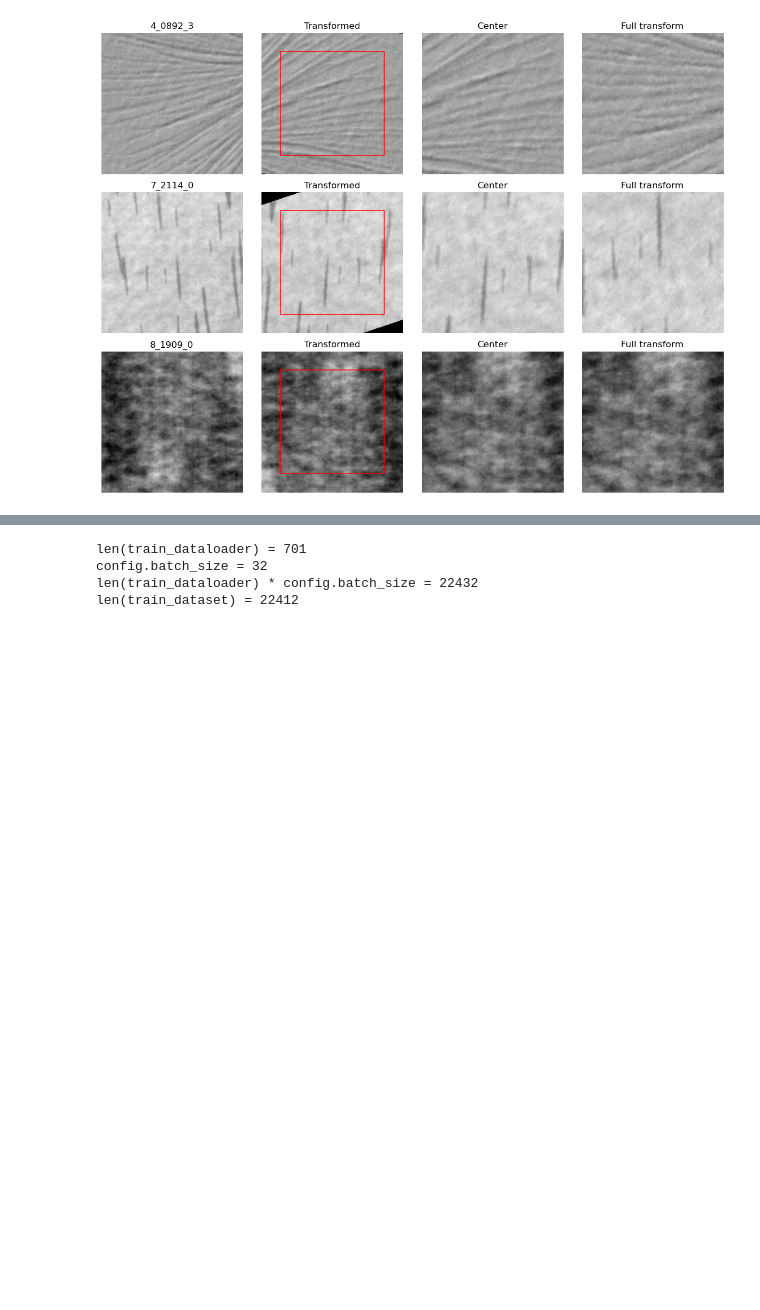
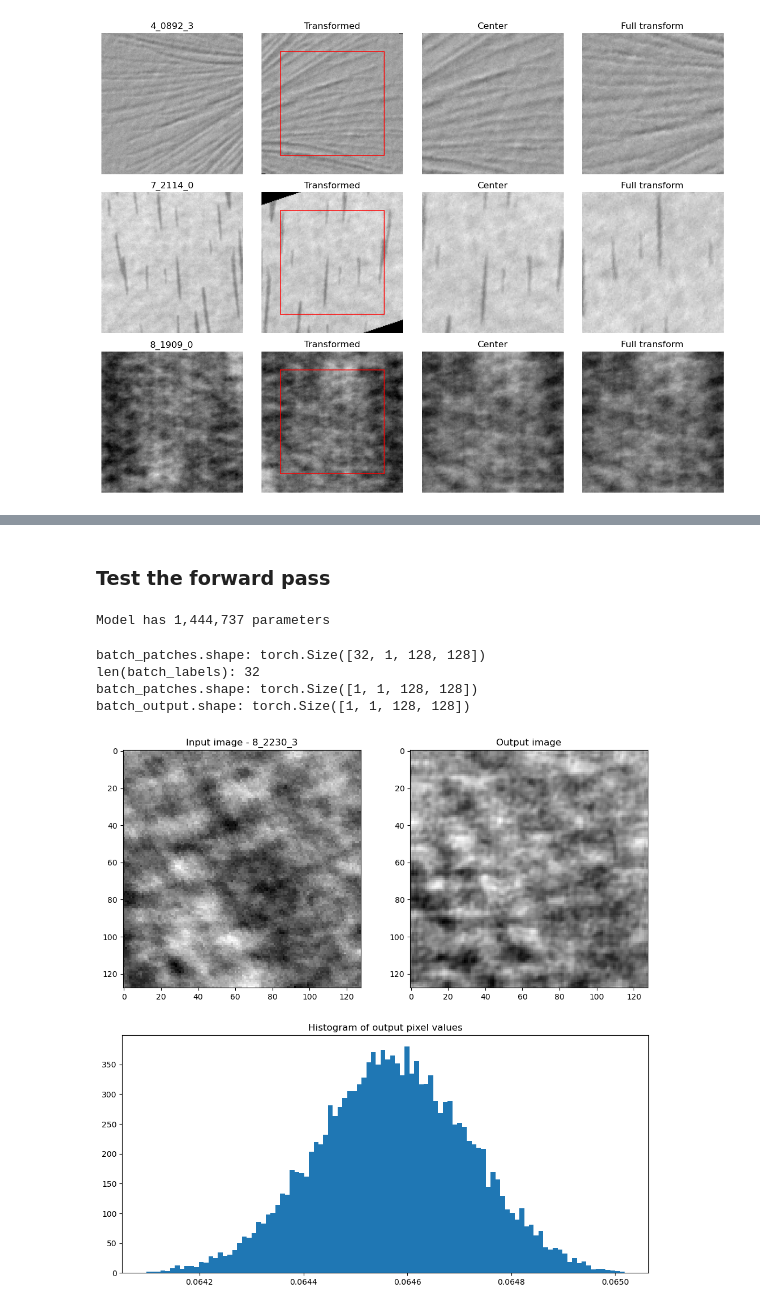
Before and after one commit to popastefan10/DeepAD, a Jupyter notebook: notebooks/nn.ipynb, the cells around one changed output, grey strips where cells are left out. Saved outputs shown, nothing was run; the diff lists cells and outputs as text; code cells hidden in the pictures; blank space fills up the shorter version.

```diff
--- a/notebooks/nn.ipynb
+++ b/notebooks/nn.ipynb
@@ -74,3 +203,9 @@ plot_images(images, titles, rows=num_images, cols=4, figsize=(12, 9))
+# %% [markdown]
+### Test the forward pass
+# %%
+# Load the datasets
+transform = get_transform(config)
+train_dataset, val_dataset, test_dataset = dagm_patch_get_splits(config, transform)
 # %%
 # Create the dataloaders
 train_dataloader = DataLoader(train_dataset, batch_size=config.batch_size, shuffle=True)
@@ -77,10 +214,40 @@ train_dataloader = DataLoader(train_dataset, batch_size=config.batch_size, shuff
-# %%
-print(f"len(train_dataloader) = {len(train_dataloader)}")
-print(f"config.batch_size = {config.batch_size}")
-print(f"len(train_dataloader) * config.batch_size = {len(train_dataloader) * config.batch_size}")
-print(f"len(train_dataset) = {len(train_dataset)}")
-# %% [output]
-len(train_dataloader) = 701
-config.batch_size = 32
-len(train_dataloader) * config.batch_size = 22432
-len(train_dataset) = 22412
+# %%
+# Load the model
+model = DeepCNN().to(config.device)
+model_num_params = sum(p.numel() for p in model.parameters())
+print(f"Model has {model_num_params:,} parameters")
+# %% [output]
+Model has 1,444,737 parameters
+# %%
+# Load the first batch
+first_batch = next(iter(train_dataloader))
+batch_patches: torch.Tensor
+batch_labels: list[str]
+batch_patches, batch_labels = first_batch
+print(f"batch_patches.shape: {batch_patches.shape}")
+print(f"len(batch_labels): {len(batch_labels)}")
+
+# Feed the first image through the model
+batch_patches = batch_patches.type(torch.float32).to(config.device)[:1]
+batch_output: torch.Tensor = model(batch_patches)
+print(f"batch_patches.shape: {batch_patches.shape}")
+print(f"batch_output.shape: {batch_output.shape}")
+
+# Plot the first image and its output
+plt.figure(figsize=(12, 12))
+plt.subplot(2, 2, 1)
+plt.imshow(batch_patches[0, 0].detach().cpu().numpy(), cmap="gray")
+plt.title(f"Input image - {batch_labels[0]}")
+plt.subplot(2, 2, 2)
+plt.imshow(batch_output[0, 0].detach().cpu().numpy(), cmap="gray")
+plt.title("Output image")
+plt.subplot(2, 1, 2)
+plt.hist(torch.unique(batch_output).detach().cpu().numpy(), bins=100)
+plt.title("Histogram of output pixel values")
+plt.show()
+# %% [output]
+batch_patches.shape: torch.Size([32, 1, 128, 128])
+len(batch_labels): 32
+batch_patches.shape: torch.Size([1, 1, 128, 128])
+batch_output.shape: torch.Size([1, 1, 128, 128])
+[figure, added]
```
Also changed, not shown: parts of 8 cells of this notebook, 3 other files.
